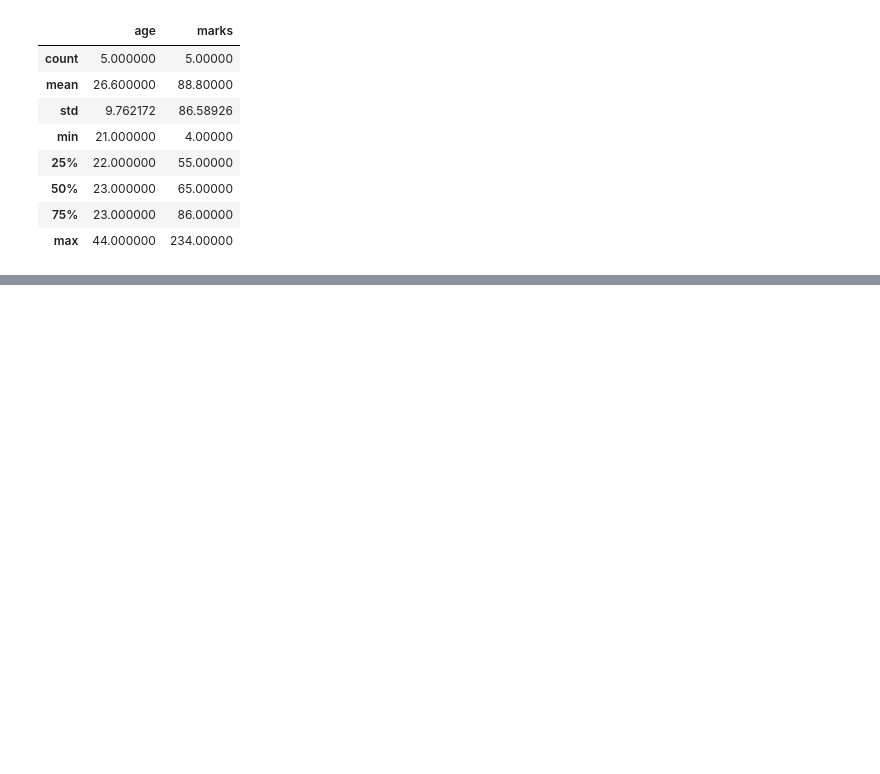
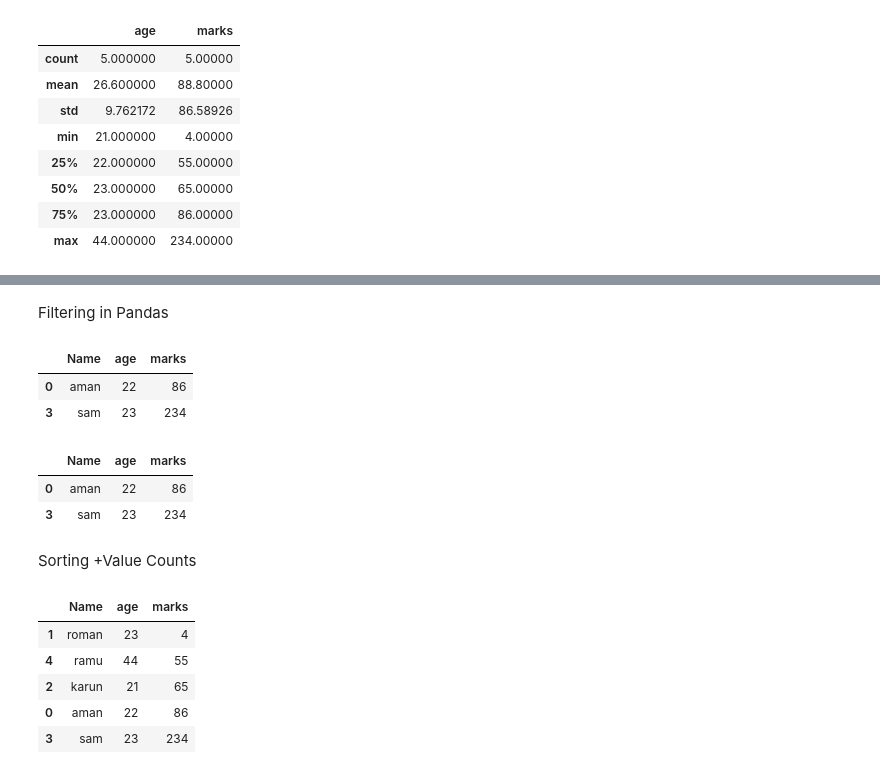
Before and after one commit to sairam178/Foundation-of-machine-learning, a Jupyter notebook: foundation_of_pandas.ipynb, the cells around one changed output, grey strips where cells are left out. Drawn from its saved outputs; the diff is of its cells as text; code cells hidden in the pictures; blank space fills up the shorter version.

```diff
--- a/foundation_of_pandas.ipynb
+++ b/foundation_of_pandas.ipynb
@@ -150,0 +182,25 @@ df.describe()
+# %% [markdown]
+Filtering in Pandas
+# %%
+df[df["marks"]>85]
+# %% [output]
+|  | Name | age | marks |
+| 0 | aman | 22 | 86 |
+| 3 | sam | 23 | 234 |
+# %%
+df[(df["age"]>21)&(df["marks"]>55)]
+# %% [output]
+|  | Name | age | marks |
+| 0 | aman | 22 | 86 |
+| 3 | sam | 23 | 234 |
+# %% [markdown]
+Sorting +Value Counts
+# %%
+df.sort_values("marks")
+# %% [output]
+|  | Name | age | marks |
+| 1 | roman | 23 | 4 |
+| 4 | ramu | 44 | 55 |
+| 2 | karun | 21 | 65 |
+| 0 | aman | 22 | 86 |
+| 3 | sam | 23 | 234 |
```
Also changed, not shown: parts of 6 cells of this notebook.
